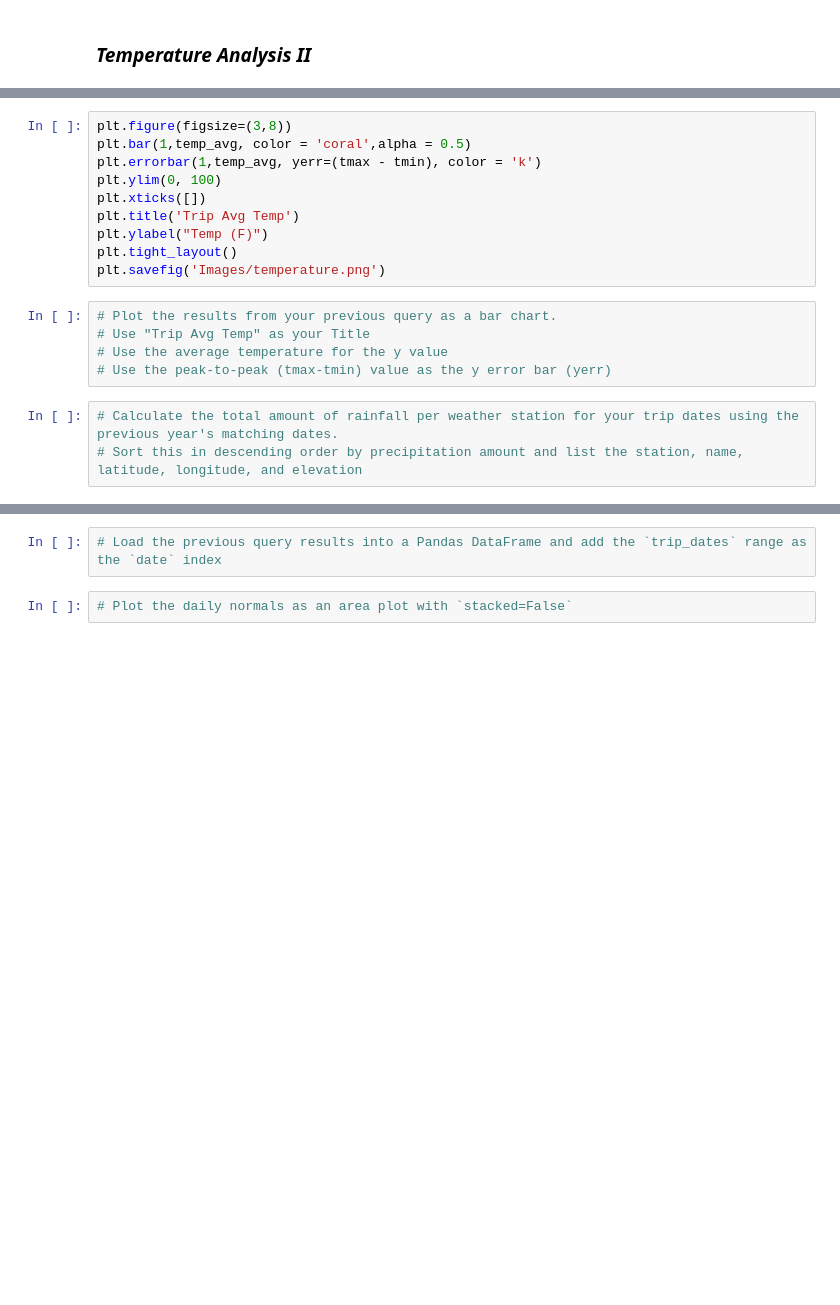
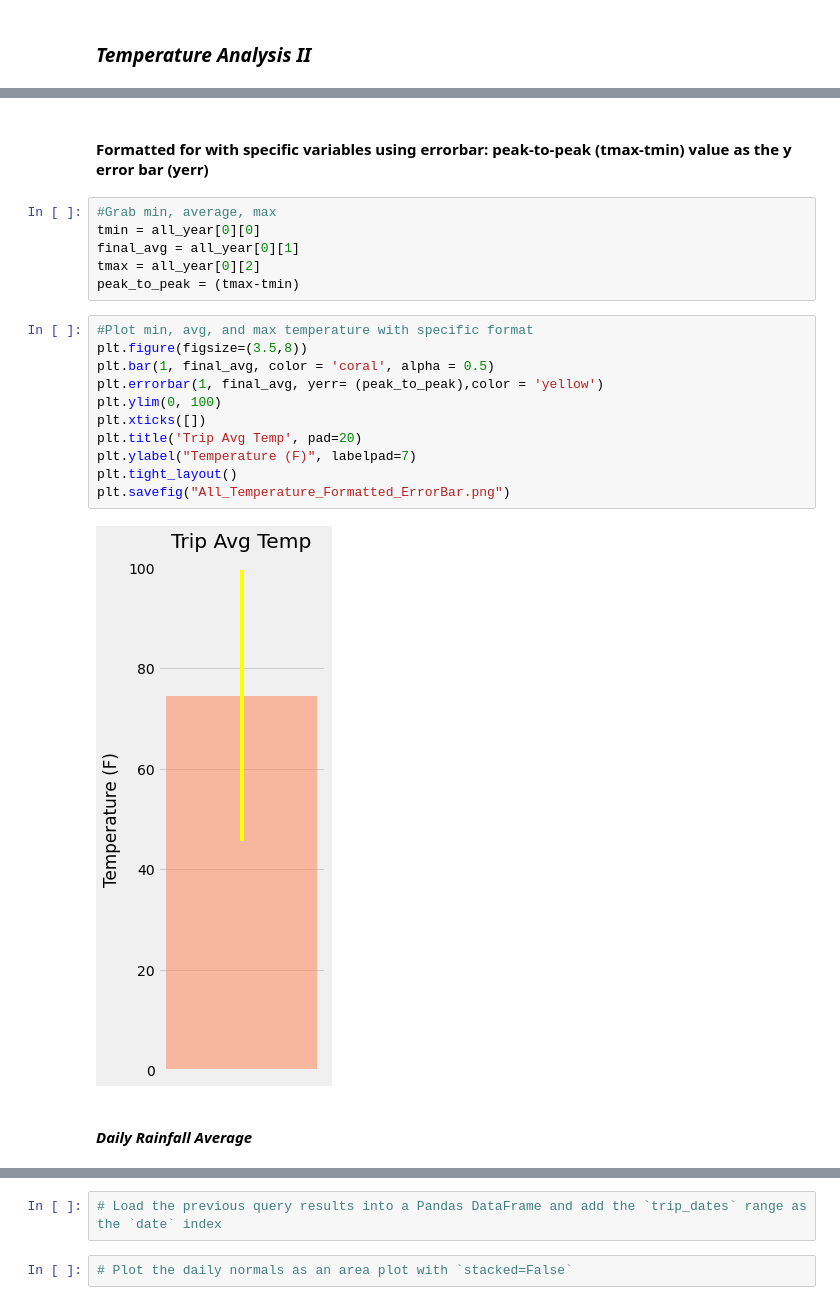
Before and after one commit to nataligracia/sqlalchemy_vacationplanning, a Jupyter notebook: Climate Analysis and Exploration.ipynb, the cells around one changed output, grey strips where cells are left out. Cells and saved outputs as stored; diff of their text form; blank space fills up the shorter version.

```diff
--- a/Climate Analysis and Exploration.ipynb
+++ b/Climate Analysis and Exploration.ipynb
@@ -327,18 +425,23 @@ print(calc_temps('2016-08-23', '2017-08-23'))
+# %% [markdown]
+#### Formatted for with specific variables using errorbar: peak-to-peak (tmax-tmin) value as the y error bar (yerr)
+# %%
+#Grab min, average, max
+tmin = all_year[0][0]
+final_avg = all_year[0][1]
+tmax = all_year[0][2]
+peak_to_peak = (tmax-tmin)
 # %%
-plt.figure(figsize=(3,8))
-plt.bar(1,temp_avg, color = 'coral',alpha = 0.5)
-plt.errorbar(1,temp_avg, yerr=(tmax - tmin), color = 'k')
+#Plot min, avg, and max temperature with specific format
+plt.figure(figsize=(3.5,8))
+plt.bar(1, final_avg, color = 'coral', alpha = 0.5)
+plt.errorbar(1, final_avg, yerr= (peak_to_peak),color = 'yellow')
 plt.ylim(0, 100)
 plt.xticks([])
-plt.title('Trip Avg Temp')
-plt.ylabel("Temp (F)")
+plt.title('Trip Avg Temp', pad=20)
+plt.ylabel("Temperature (F)", labelpad=7)
 plt.tight_layout()
-plt.savefig('Images/temperature.png')
+plt.savefig("All_Temperature_Formatted_ErrorBar.png")
+# %% [output]
+[figure, added]
-# %%
-# Plot the results from your previous query as a bar chart.
-# Use "Trip Avg Temp" as your Title
-# Use the average temperature for the y value
-# Use the peak-to-peak (tmax-tmin) value as the y error bar (yerr)
-# %%
-# Calculate the total amount of rainfall per weather station for your trip dates using the previous year's matching dates.
-# Sort this in descending order by precipitation amount and list the station, name, latitude, longitude, and elevation
+# %% [markdown]
+#### _Daily Rainfall Average_
```
Also changed, not shown: parts of 42 cells of this notebook, 5 other files.
